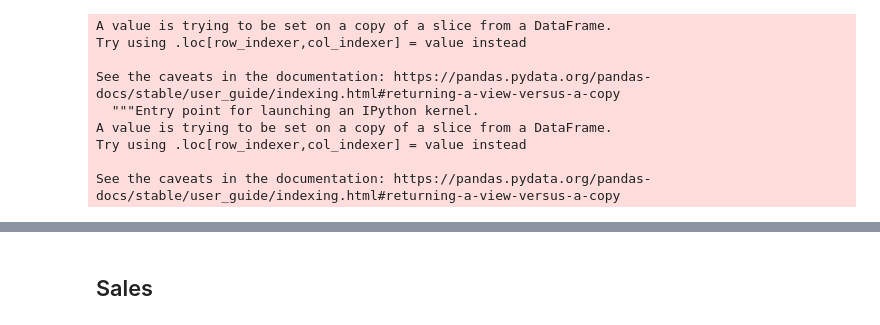
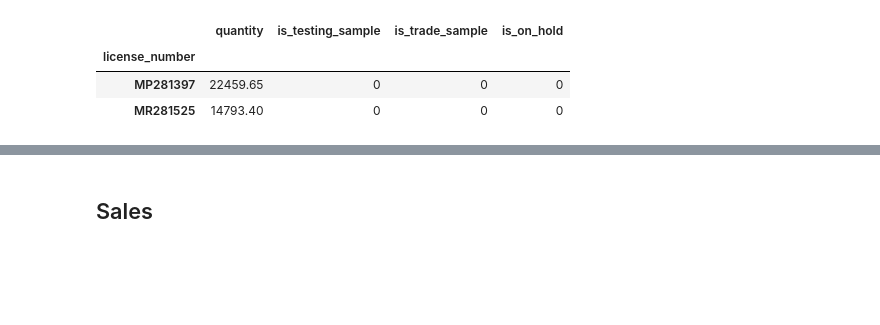
Before and after one commit to warrenshen/platform, a Jupyter notebook: services/api-server/notebooks/rachel/experiment_historical_active_inventories-Copy1.ipynb, the cells around one changed output, grey strips where cells are left out. Saved outputs shown, nothing was run; the diff lists cells and outputs as text; code cells hidden in the pictures; blank space fills up the shorter version.

```diff
--- a/services/api-server/notebooks/rachel/experiment_historical_active_inventories-Copy1.ipynb
+++ b/services/api-server/notebooks/rachel/experiment_historical_active_inventories-Copy1.ipynb
@@ -65,0 +82,7 @@ df_sales = deduped_sales_receipts_dataframe
+# %%
+df_inventory.groupby('license_number').sum()
+# %% [output]
+|  | quantity | is_testing_sample | is_trade_sample | is_on_hold |
+| license_number |  |  |  |  |
+| MP281397 | 22459.65 | 0 | 0 | 0 |
+| MR281525 | 14793.40 | 0 | 0 | 0 |
@@ -70,13 +93,0 @@ df_sales_117 = df_sales[df_sales['license_number'] == 'C10-0000117-LIC']
-# %%
-df_sales_117['per_unit'] = df_sales_117['tx_total_price'] / df_sales_117['tx_quantity_sold']
-df_sales_117['year_month'] = df_sales_117['sales_datetime'].dt.strftime("%Y-%m")
-# %% [output]
-A value is trying to be set on a copy of a slice from a DataFrame.
-Try using .loc[row_indexer,col_indexer] = value instead
-
-See the caveats in the documentation: https://pandas.pydata.org/pandas-docs/stable/user_guide/indexing.html#returning-a-view-versus-a-copy
-  """Entry point for launching an IPython kernel.
-A value is trying to be set on a copy of a slice from a DataFrame.
-Try using .loc[row_indexer,col_indexer] = value instead
-
-See the caveats in the documentation: https://pandas.pydata.org/pandas-docs/stable/user_guide/indexing.html#returning-a-view-versus-a-copy
```
Also changed, not shown: parts of 69 cells of this notebook.
